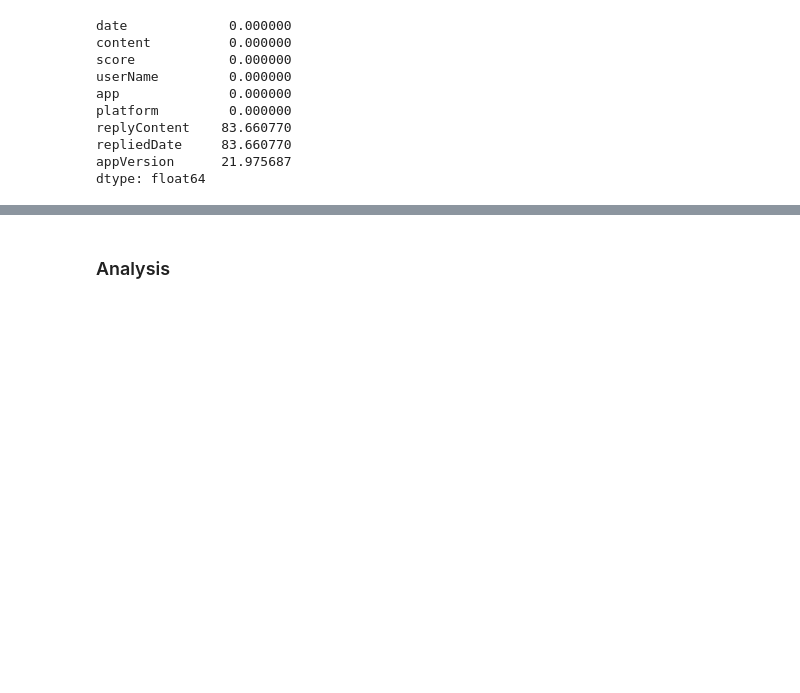
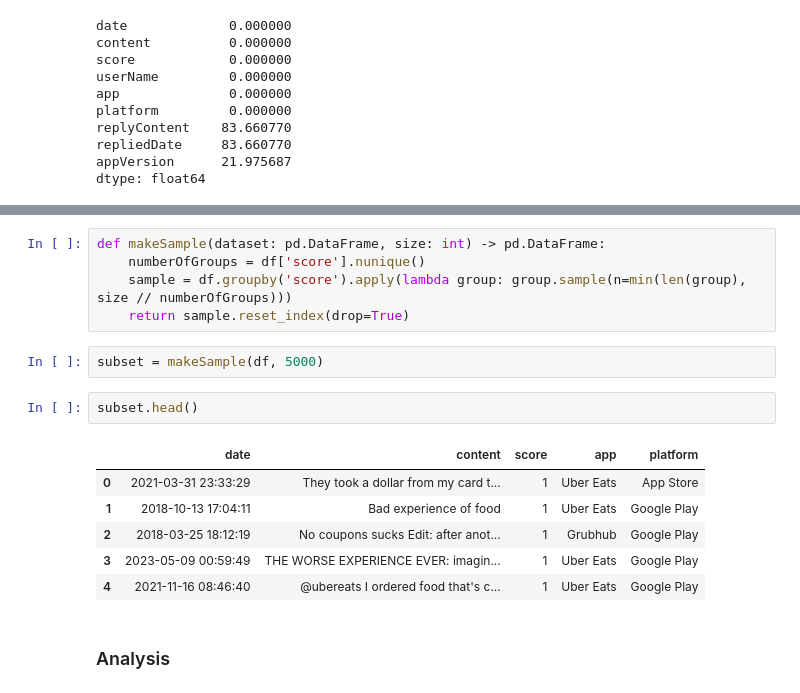
Before and after one commit to OgrodowskiJedrzej/Food-Apps-Review-Revisit, a Jupyter notebook: main.ipynb, the cells around one changed output, grey strips where cells are left out. Saved outputs shown, nothing was run; the diff lists cells and outputs as text; blank space fills up the shorter version.

```diff
--- a/main.ipynb
+++ b/main.ipynb
@@ -103,3 +131,19 @@ df.head()
+# %%
+def makeSample(dataset: pd.DataFrame, size: int) -> pd.DataFrame:
+    numberOfGroups = df['score'].nunique()
+    sample = df.groupby('score').apply(lambda group: group.sample(n=min(len(group), size // numberOfGroups)))
+    return sample.reset_index(drop=True)
+# %%
+subset = makeSample(df, 5000)
+# %%
+subset.head()
+# %% [output]
+|  | date | content | score | app | platform |
+| 0 | 2021-03-31 23:33:29 | They took a dollar from my card t... | 1 | Uber Eats | App Store |
+| 1 | 2018-10-13 17:04:11 | Bad experience of food | 1 | Uber Eats | Google Play |
+| 2 | 2018-03-25 18:12:19 | No coupons sucks Edit: after anot... | 1 | Grubhub | Google Play |
+| 3 | 2023-05-09 00:59:49 | THE WORSE EXPERIENCE EVER: imagin... | 1 | Uber Eats | Google Play |
+| 4 | 2021-11-16 08:46:40 | @ubereats I ordered food that's c... | 1 | Uber Eats | Google Play |
 # %% [markdown]
 ### Analysis
 # %%
```
Also changed, not shown: parts of 27 cells of this notebook, 2 other files.
